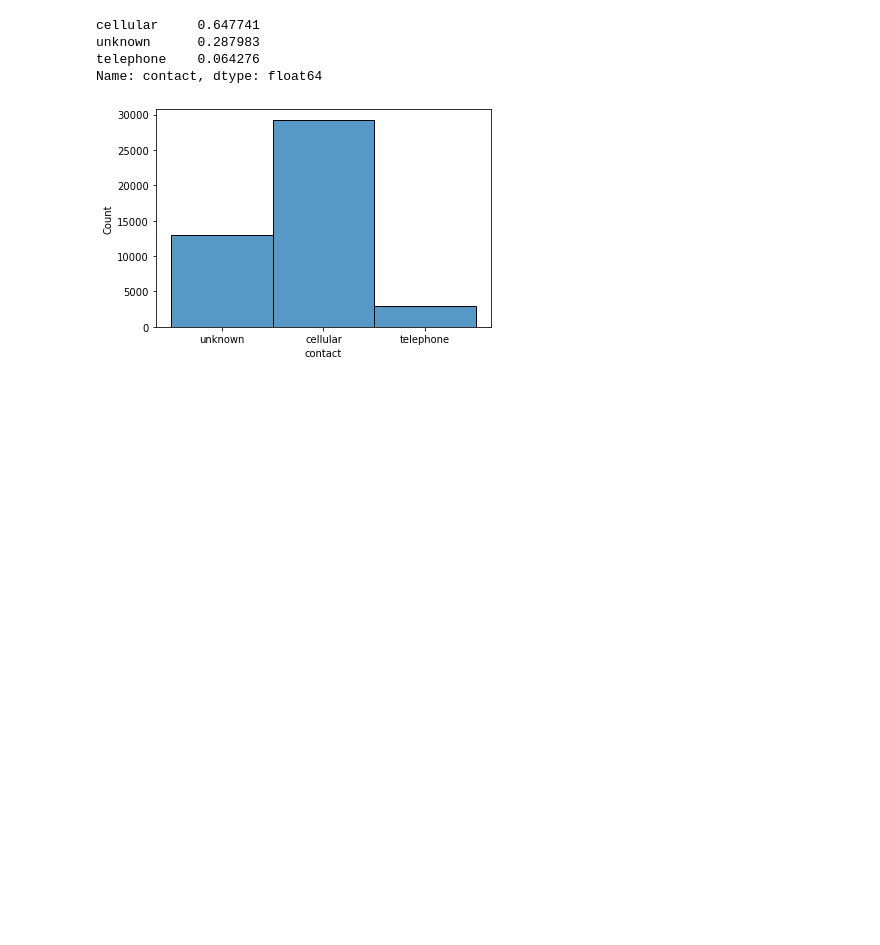
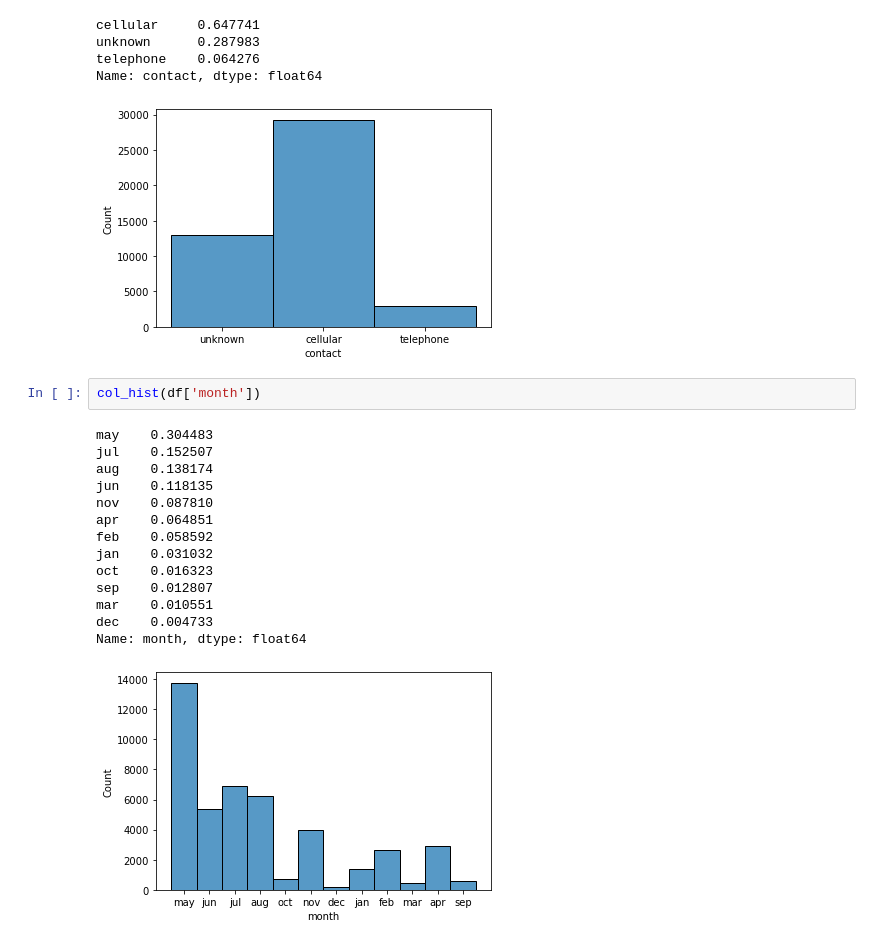
Before and after one commit to erin-vu/bank-marketing, a Jupyter notebook: Untitled.ipynb, the cells around one changed output. Drawn from its saved outputs; the diff is of its cells as text; blank space fills up the shorter version.

```diff
--- a/Untitled.ipynb
+++ b/Untitled.ipynb
@@ -201,3 +201,20 @@ unknown      0.287983
 telephone    0.064276
 Name: contact, dtype: float64
 [figure]
+# %%
+col_hist(df['month'])
+# %% [output]
+may    0.304483
+jul    0.152507
+aug    0.138174
+jun    0.118135
+nov    0.087810
+apr    0.064851
+feb    0.058592
+jan    0.031032
+oct    0.016323
+sep    0.012807
+mar    0.010551
+dec    0.004733
+Name: month, dtype: float64
+[figure, added]
```
Also changed, not shown: parts of 2 cells of this notebook.
